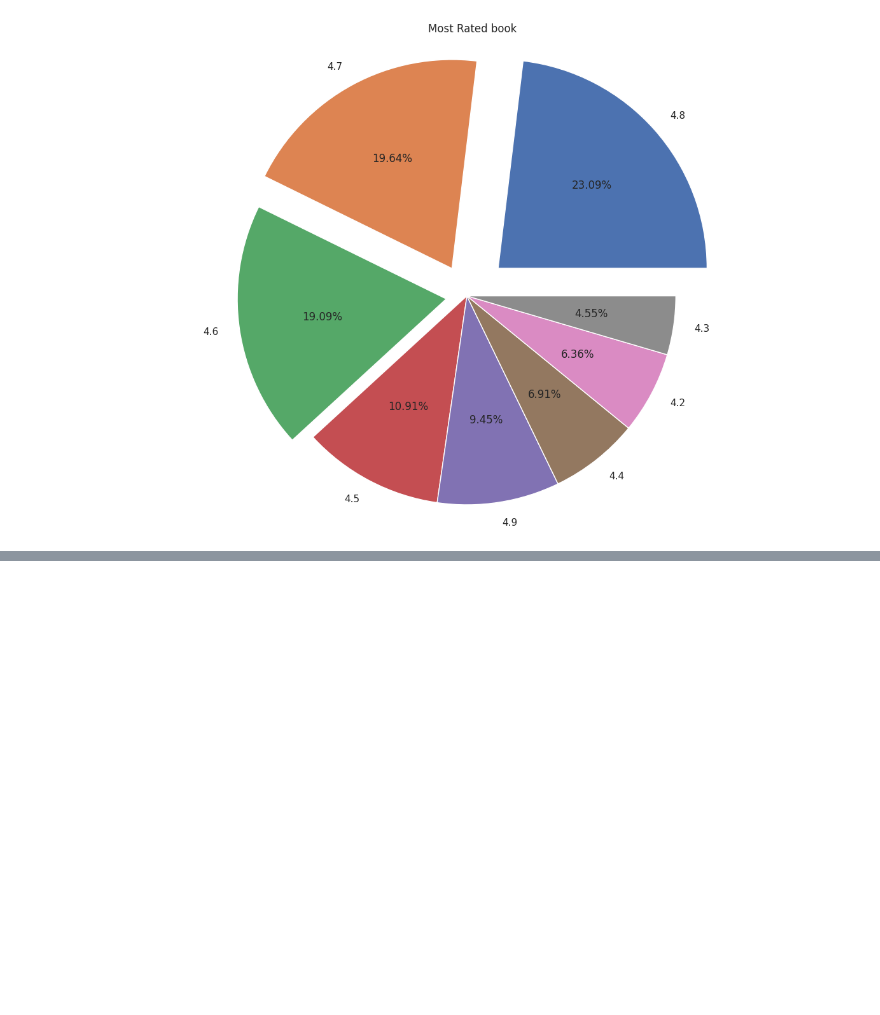
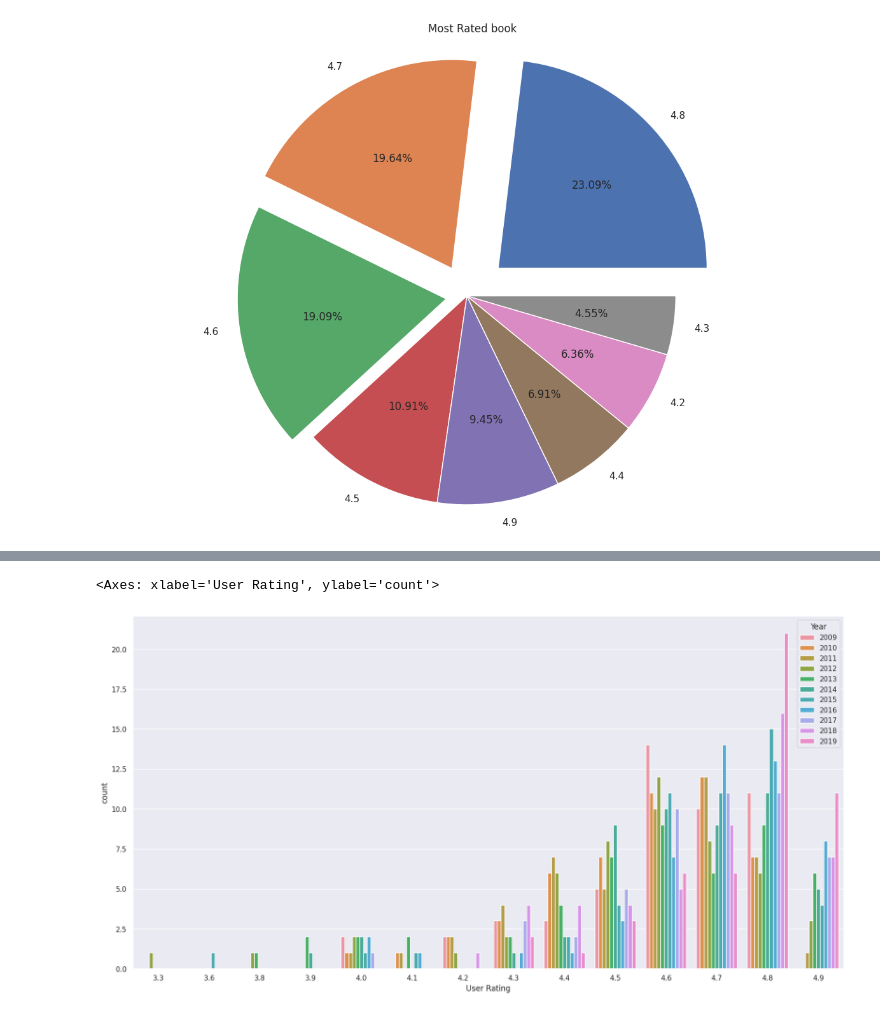
Before and after one commit to Sahil7151/my_data_science_project, a Jupyter notebook: EDA_on_Top_Selling_Books.ipynb, the cells around one changed output, grey strips where cells are left out. Saved outputs shown, nothing was run; the diff lists cells and outputs as text; code cells hidden in the pictures; blank space fills up the shorter version.

```diff
--- a/EDA_on_Top_Selling_Books.ipynb
+++ b/EDA_on_Top_Selling_Books.ipynb
@@ -247,0 +281,6 @@ plt.show()
+# %%
+plt.figure(figsize=(20,10))
+sns.countplot(x='User Rating',data=data,hue='Year')
+# %% [output]
+<Axes: xlabel='User Rating', ylabel='count'>
+[figure, added]
```
Also changed, not shown: parts of 8 cells of this notebook.
